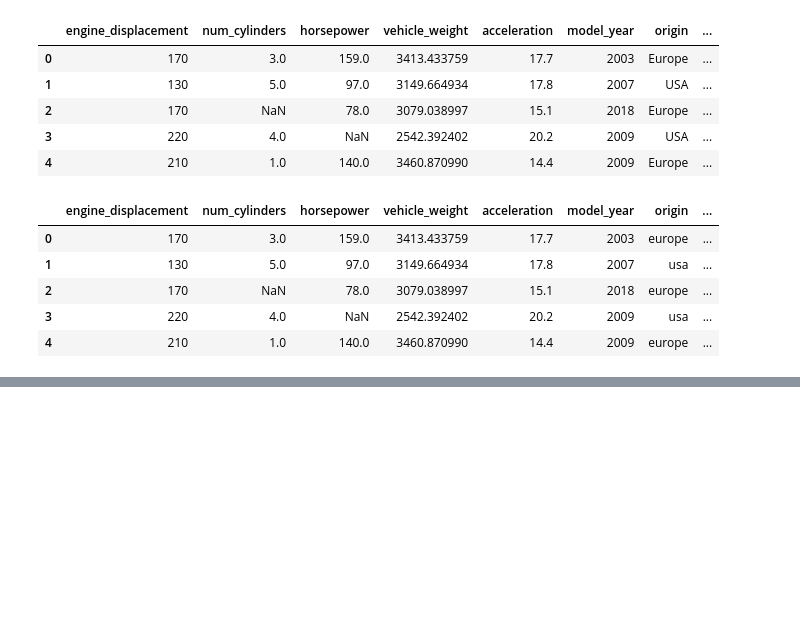
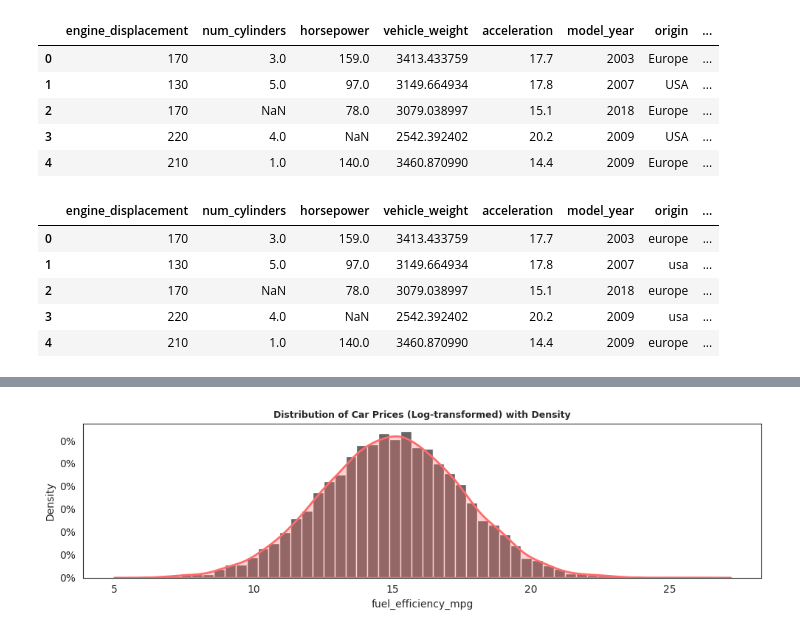
Before and after one commit to leontatianaz/machine-learning-zoomcap-homework, a Jupyter notebook: 02-regression/Homework - CarFuelEfficiencyDataset.ipynb, the cells around one changed output, grey strips where cells are left out. Drawn from its saved outputs; the diff is of its cells as text; code cells hidden in the pictures; blank space fills up the shorter version.

```diff
--- a/02-regression/Homework - CarFuelEfficiencyDataset.ipynb
+++ b/02-regression/Homework - CarFuelEfficiencyDataset.ipynb
@@ -82,4 +82,4 @@ df.head()
 | 3 | 220 | 4.0 | NaN | 2542.392402 | 20.2 | 2009 | usa | ... |
 | 4 | 210 | 1.0 | 140.0 | 3460.870990 | 14.4 | 2009 | europe | ... |
 # %%
-df = df['engine_displacement', 'engine_hp', 'vehicle_weight','model_year','fuel_efficiency_mpg']
+df = df[['engine_displacement', 'horsepower', 'vehicle_weight', 'model_year', 'fuel_efficiency_mpg']]
@@ -87,0 +99,15 @@ KeyError: ('engine_displacement', 'engine_hp', 'vehicle_weight', 'model_year', '
+# %%
+plt.figure(figsize=(10,3))
+sns.set_style("white")
+
+sns.histplot(df.fuel_efficiency_mpg, bins=50, color='black', alpha=0.6, stat='density', edgecolor='white')
+sns.kdeplot(df.fuel_efficiency_mpg, color='#FF6B6B', linewidth=2, fill=True, alpha=0.3) #overlay density curve
+plt.gca().yaxis.set_major_formatter(plt.FuncFormatter(lambda y, _: f'{y:.0f}%'))
+plt.xlabel('fuel_efficiency_mpg')
+plt.ylabel('Density')
+plt.title('Distribution of Car Prices (Log-transformed) with Density', fontsize=9, weight='bold')
+
+plt.tight_layout()
+plt.show()
+# %% [output]
+[figure, added]
```
Also changed, not shown: parts of 5 cells of this notebook, 1 other file.
